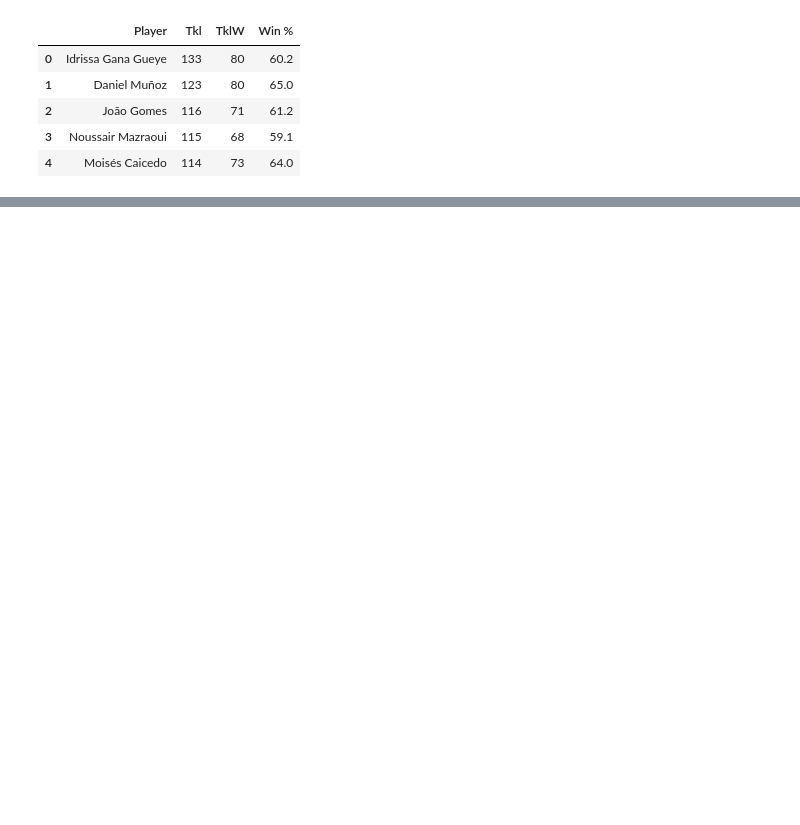
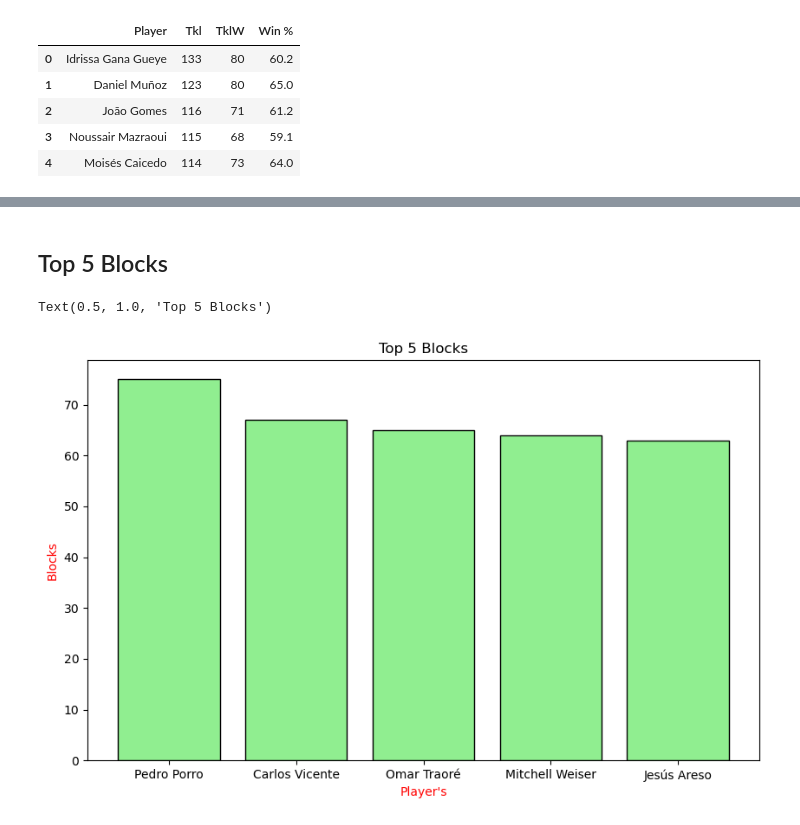
Before and after one commit to Hamza-rami/football-stats-analytics, a Jupyter notebook: project3.ipynb, the cells around one changed output, grey strips where cells are left out. Drawn from its saved outputs; the diff is of its cells as text; code cells hidden in the pictures; blank space fills up the shorter version.

```diff
--- a/project3.ipynb
+++ b/project3.ipynb
@@ -44,0 +91,12 @@ plt.show()
+# %% [markdown]
+## Top 5 Blocks
+# %%
+top_block = df[['Player', 'Blocks']].sort_values(by='Blocks', ascending=False).head(5).reset_index(drop=True)
+plt.figure(figsize=(10,6))
+plt.bar(top_block['Player'], top_block['Blocks'], color="lightgreen", edgecolor="black")
+plt.xlabel("Player's", color="red")
+plt.ylabel("Blocks", color="red")
+plt.title("Top 5 Blocks")
+# %% [output]
+Text(0.5, 1.0, 'Top 5 Blocks')
+[figure, added]
```
Also changed, not shown: parts of 9 cells of this notebook, 2 other files.
